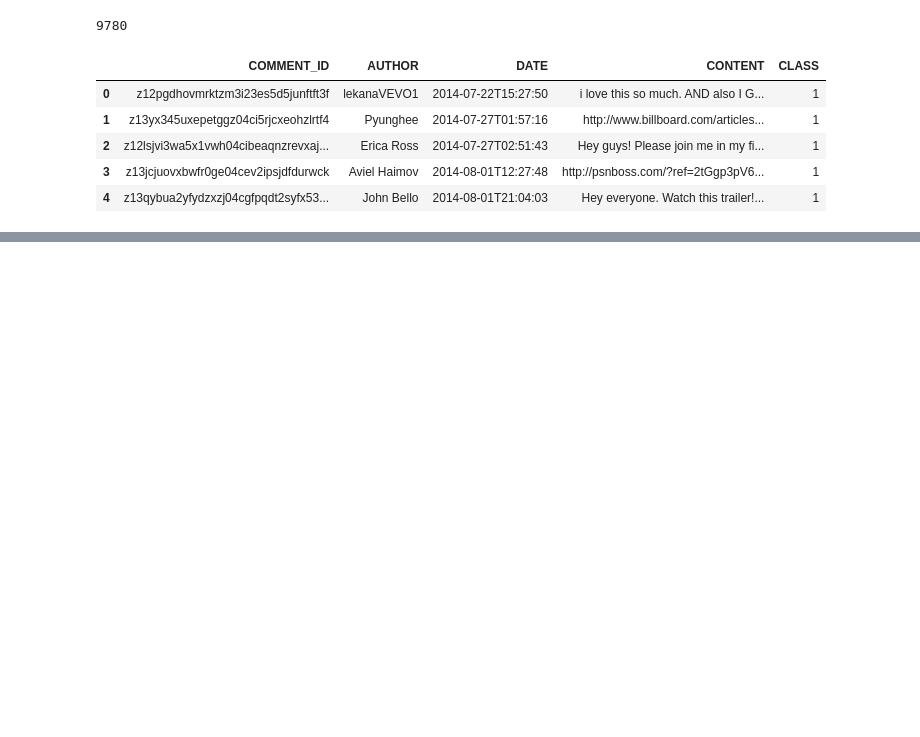
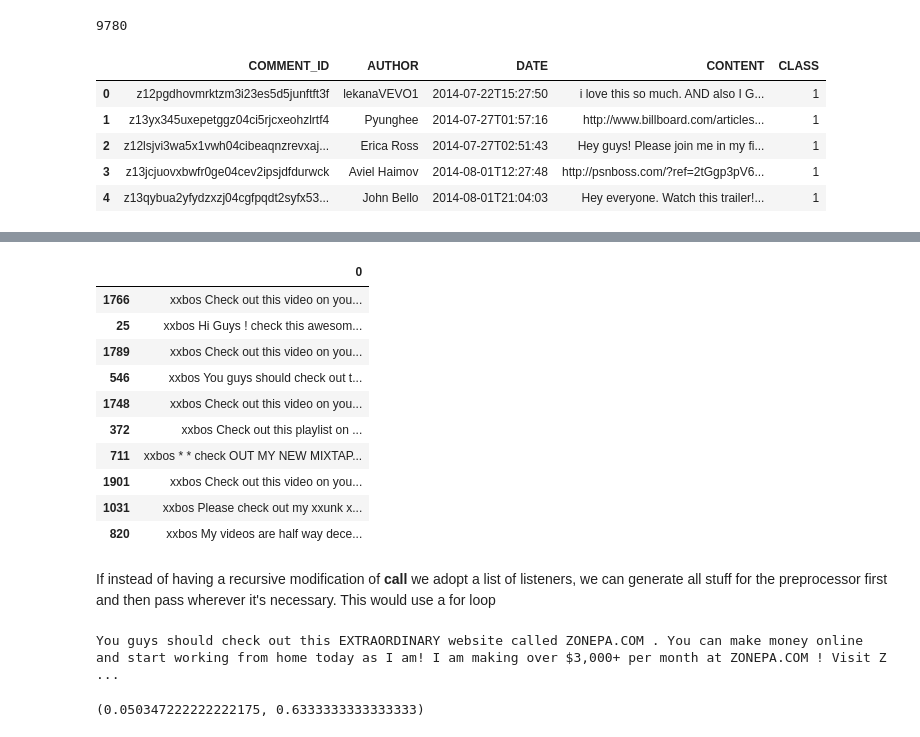
Before and after one commit to lgvaz/lazylabel, a Jupyter notebook: examples/youtube_spam.ipynb, the cells around one changed output, grey strips where cells are left out. Drawn from its saved outputs; the diff is of its cells as text; code cells hidden in the pictures; blank space fills up the shorter version.

```diff
--- a/examples/youtube_spam.ipynb
+++ b/examples/youtube_spam.ipynb
@@ -57,0 +114,17 @@ TypeError: int() argument must be a string, a bytes-like object or a number, not
+# %%
+idxs = labeller.find(dls.train, ['regex_check'], [SPAM])
+get_sentences(tls, idxs).sample(10)
+# %% [output]
+|  | 0 |
+| 1766 | xxbos Check out this video on you... |
+| 25 | xxbos Hi Guys ! check this awesom... |
+| 1789 | xxbos Check out this video on you... |
+| 546 | xxbos You guys should check out t... |
+| 1748 | xxbos Check out this video on you... |
+| 372 | xxbos Check out this playlist on ... |
+| 711 | xxbos * * check OUT MY NEW MIXTAP... |
+| 1901 | xxbos Check out this video on you... |
+| 1031 | xxbos Please check out my xxunk x... |
+| 820 | xxbos My videos are half way dece... |
+# %% [markdown]
+If instead of having a recursive modification of __call__ we adopt a list of listeners, we can generate all stuff for the preprocessor first and then pass wherever it's necessary. This would use a for loop
@@ -57,0 +140,10 @@ TypeError: int() argument must be a string, a bytes-like object or a number, not
+# %%
+text = df.iloc[1291]['original']
+print(text)
+scores = TextBlob(text)
+# %% [output]
+You guys should check out this EXTRAORDINARY website called ZONEPA.COM . You can make money online and start working from home today as I am! I am making over $3,000+ per month at ZONEPA.COM ! Visit Z ...
+# %%
+scores.polarity, scores.subjectivity
+# %% [output]
+(0.050347222222222175, 0.6333333333333333)
```
Also changed, not shown: parts of 16 cells of this notebook, 10 other files.
